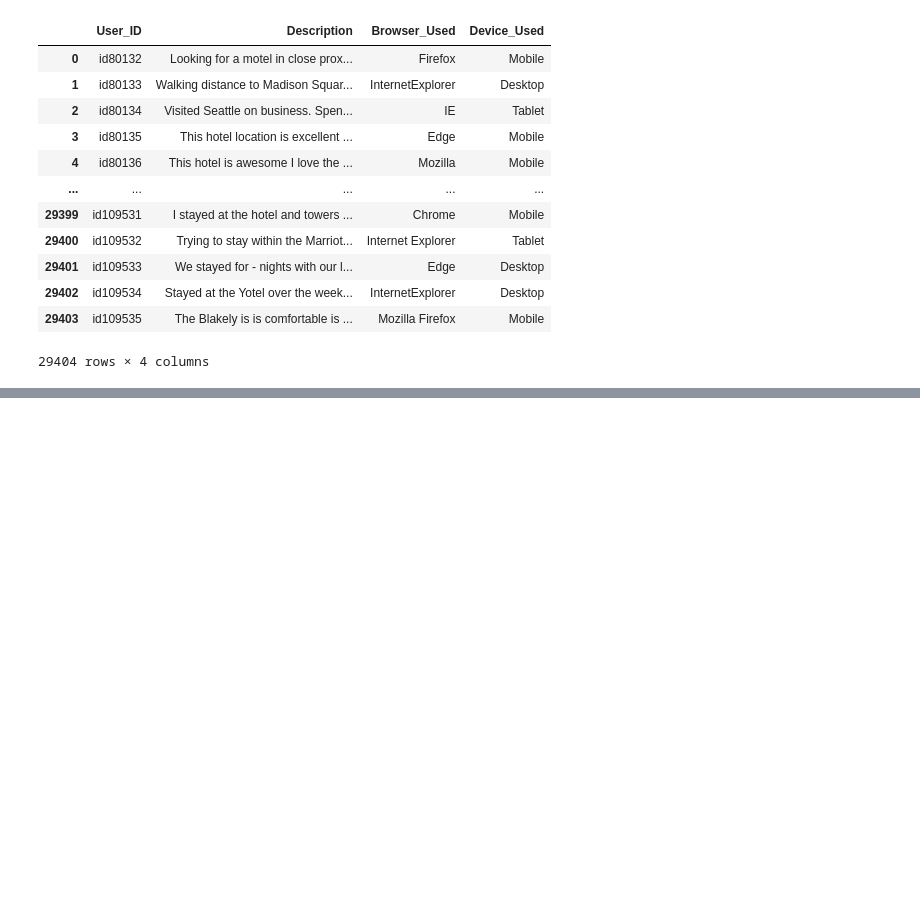
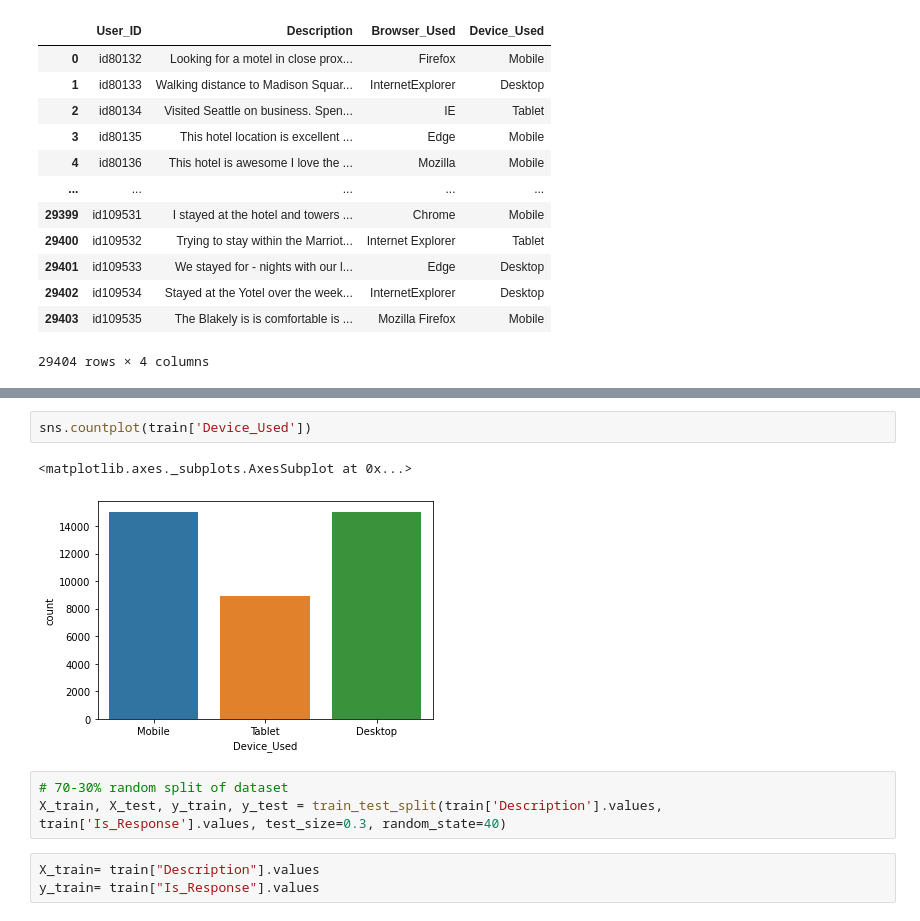
Before and after one commit to namanjain0531/FlipRobotech, a Jupyter notebook: Assignment_8.ipynb, the cells around one changed output, grey strips where cells are left out. Cells and saved outputs as stored; diff of their text form; blank space fills up the shorter version.

```diff
--- a/Assignment_8.ipynb
+++ b/Assignment_8.ipynb
@@ -138,0 +70,11 @@ array(['not happy', 'happy', 'not happy', ..., 'happy', 'happy', 'happy'],
+# %%
+sns.countplot(train['Device_Used'])
+# %% [output]
+<matplotlib.axes._subplots.AxesSubplot at 0x...>
+[figure, added]
+# %%
+# 70-30% random split of dataset
+X_train, X_test, y_train, y_test = train_test_split(train['Description'].values, train['Is_Response'].values, test_size=0.3, random_state=40)
+# %%
+X_train= train["Description"].values
+y_train= train["Is_Response"].values
```
Also changed, not shown: parts of 36 cells of this notebook.
